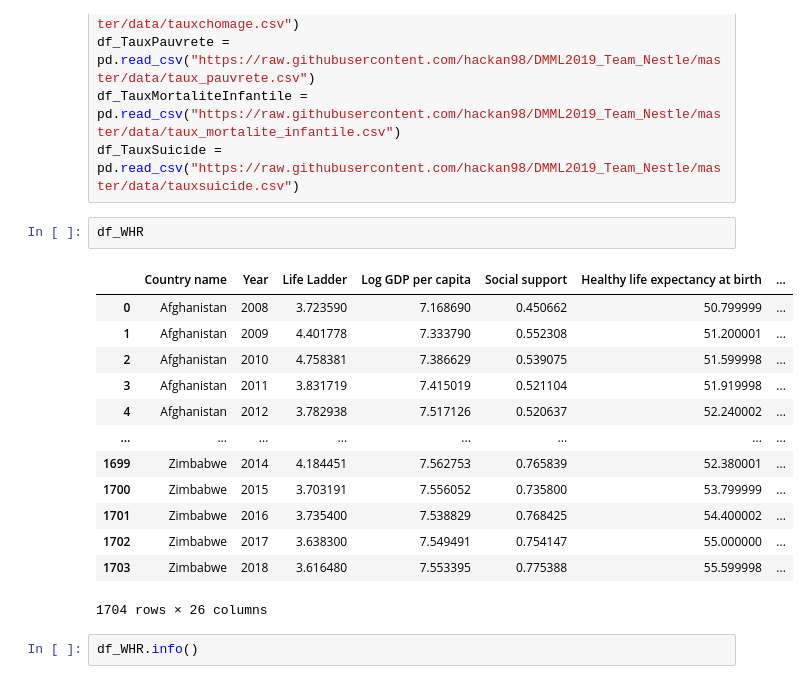
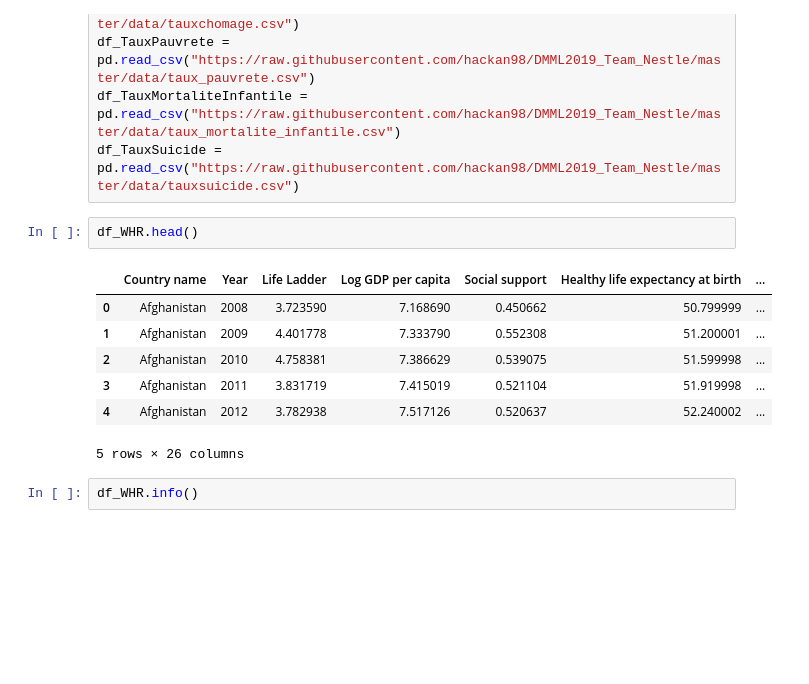
Before and after one commit to hackan98/DMML2019_Team_Nestle, a Jupyter notebook: code/Data_mining,_Project_group_Nestle.ipynb, the cells around one changed output. Cells and saved outputs as stored; diff of their text form; blank space fills up the shorter version.

```diff
--- a/code/Data_mining,_Project_group_Nestle.ipynb
+++ b/code/Data_mining,_Project_group_Nestle.ipynb
@@ -40,21 +40,15 @@ df_TauxPauvrete = pd.read_csv("https://raw.githubusercontent.com/hackan98/DMML20
 df_TauxMortaliteInfantile = pd.read_csv("https://raw.githubusercontent.com/hackan98/DMML2019_Team_Nestle/master/data/taux_mortalite_infantile.csv")
 df_TauxSuicide = pd.read_csv("https://raw.githubusercontent.com/hackan98/DMML2019_Team_Nestle/master/data/tauxsuicide.csv")
 # %%
-df_WHR
+df_WHR.head()
 # %% [output]
 |  | Country name | Year | Life Ladder | Log GDP per capita | Social support | Healthy life expectancy at birth | ... |
 | 0 | Afghanistan | 2008 | 3.723590 | 7.168690 | 0.450662 | 50.799999 | ... |
 | 1 | Afghanistan | 2009 | 4.401778 | 7.333790 | 0.552308 | 51.200001 | ... |
 | 2 | Afghanistan | 2010 | 4.758381 | 7.386629 | 0.539075 | 51.599998 | ... |
 | 3 | Afghanistan | 2011 | 3.831719 | 7.415019 | 0.521104 | 51.919998 | ... |
 | 4 | Afghanistan | 2012 | 3.782938 | 7.517126 | 0.520637 | 52.240002 | ... |
-| ... | ... | ... | ... | ... | ... | ... | ... |
-| 1699 | Zimbabwe | 2014 | 4.184451 | 7.562753 | 0.765839 | 52.380001 | ... |
-| 1700 | Zimbabwe | 2015 | 3.703191 | 7.556052 | 0.735800 | 53.799999 | ... |
-| 1701 | Zimbabwe | 2016 | 3.735400 | 7.538829 | 0.768425 | 54.400002 | ... |
-| 1702 | Zimbabwe | 2017 | 3.638300 | 7.549491 | 0.754147 | 55.000000 | ... |
-| 1703 | Zimbabwe | 2018 | 3.616480 | 7.553395 | 0.775388 | 55.599998 | ... |
-1704 rows × 26 columns
+5 rows × 26 columns
 # %%
 df_WHR.info()
 # %% [output]
```
Also changed, not shown: parts of 58 cells of this notebook.
